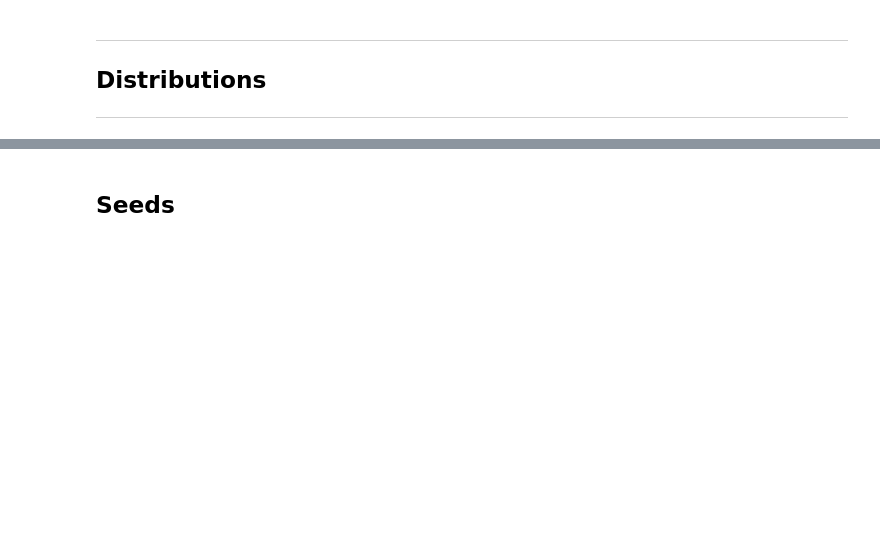
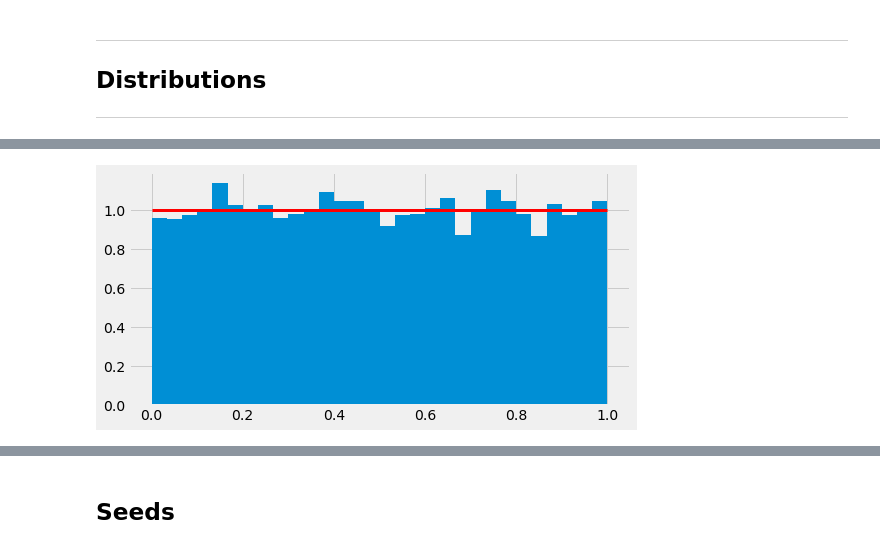
Before and after one commit to G00387867/numpy-random, a Jupyter notebook: numpy-random.ipynb, the cells around one changed output, grey strips where cells are left out. Drawn from its saved outputs; the diff is of its cells as text; code cells hidden in the pictures; blank space fills up the shorter version.

```diff
--- a/numpy-random.ipynb
+++ b/numpy-random.ipynb
@@ -248,0 +246,7 @@ plt.hist(x)
+# %%
+x =rng.uniform(0, 1, 10000)  # all values are within the interval 0 - 1000.
+count, bins, ignored = plt.hist(x, 30, density = True)
+plt.plot(bins, np.ones_like(bins), linewidth=3, color="r")
+plt.show()
+# %% [output]
+[figure, added]
```
Also changed, not shown: parts of 41 cells of this notebook.
